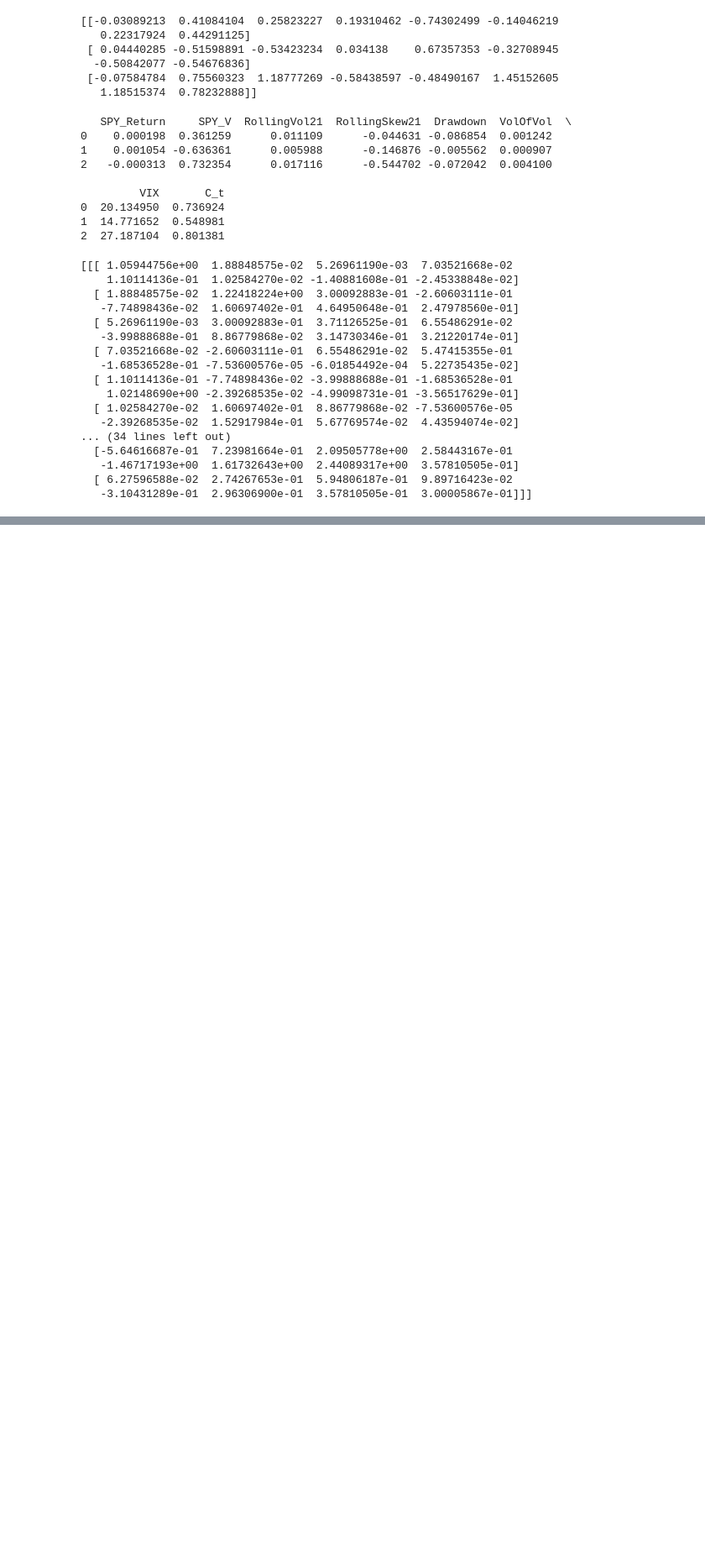
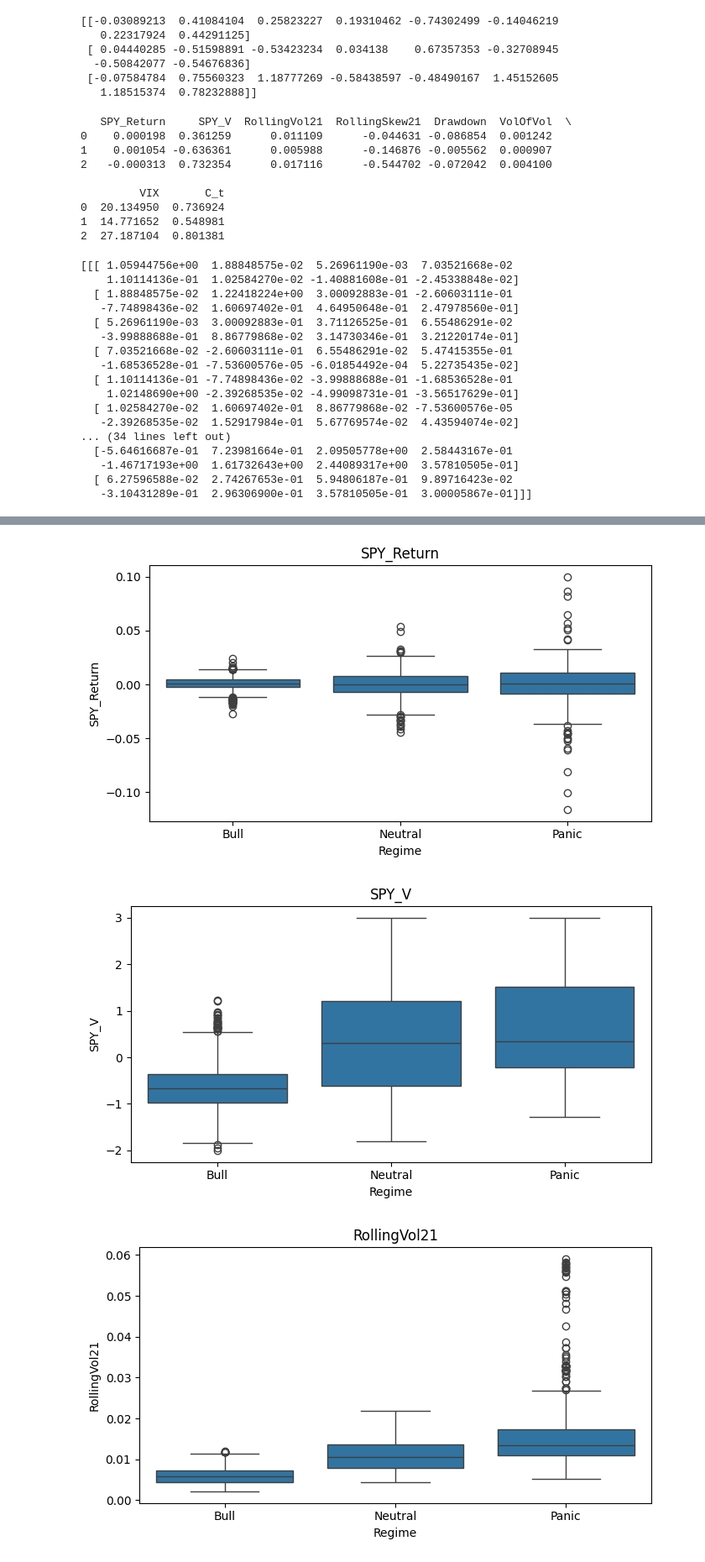
Before and after one commit to ayushanand1103/A-CMSI-research, a Jupyter notebook: Analysis/Phase 6/HMM making.ipynb, the cells around one changed output, grey strips where cells are left out. Shown at 84% size. Drawn from its saved outputs; the diff is of its cells as text; code cells hidden in the pictures; blank space fills up the shorter version.

```diff
--- a/Analysis/Phase 6/HMM making.ipynb
+++ b/Analysis/Phase 6/HMM making.ipynb
@@ -274,0 +322,32 @@ print(best_model.covars_)
+# %%
+features = [
+    "SPY_Return",
+    "SPY_V",
+    "RollingVol21",
+    "RollingSkew21",
+    "Drawdown",
+    "VolOfVol",
+    "VIX",
+    "C_t"
+]
+
+for feature in features:
+
+    plt.figure(figsize=(7,4))
+
+    sns.boxplot(
+        data=df,
+        x="Regime",
+        y=feature,
+        order=["Bull","Neutral","Panic"]
+    )
+
+    plt.title(feature)
+
+    plt.tight_layout()
+
+    plt.show()
+# %% [output]
+[figure, added]
+[figure, added]
+[figure, added]
```
Also changed, not shown: parts of 13 cells of this notebook, 6 other files.
